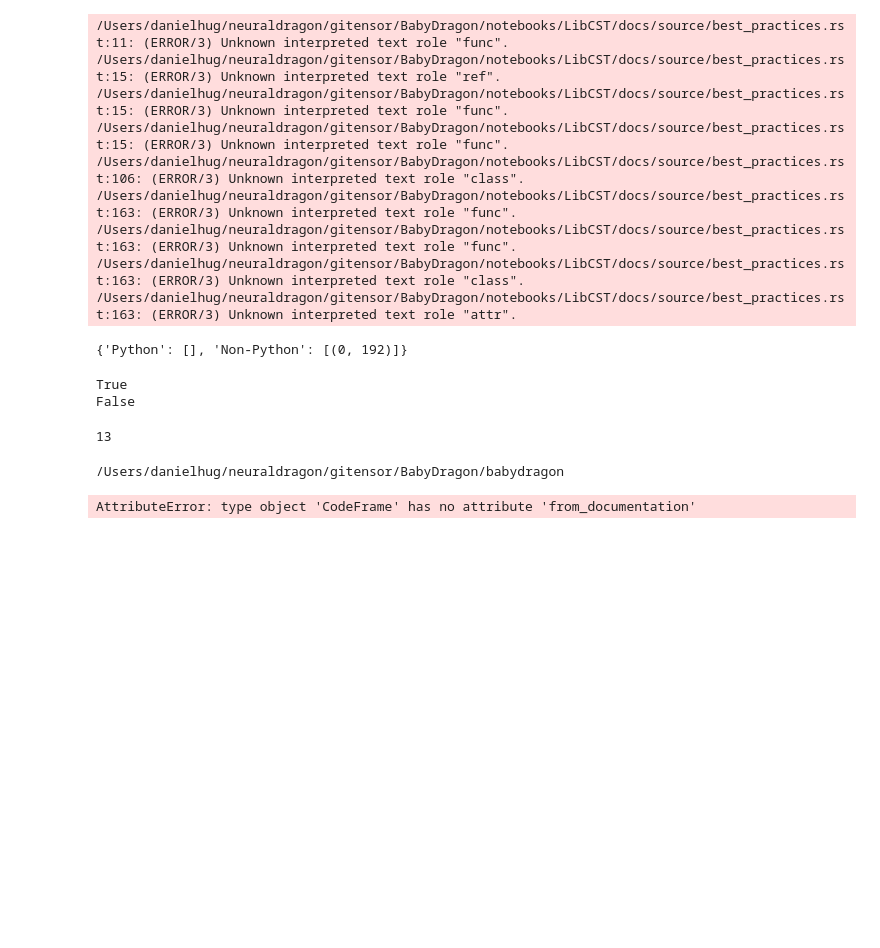
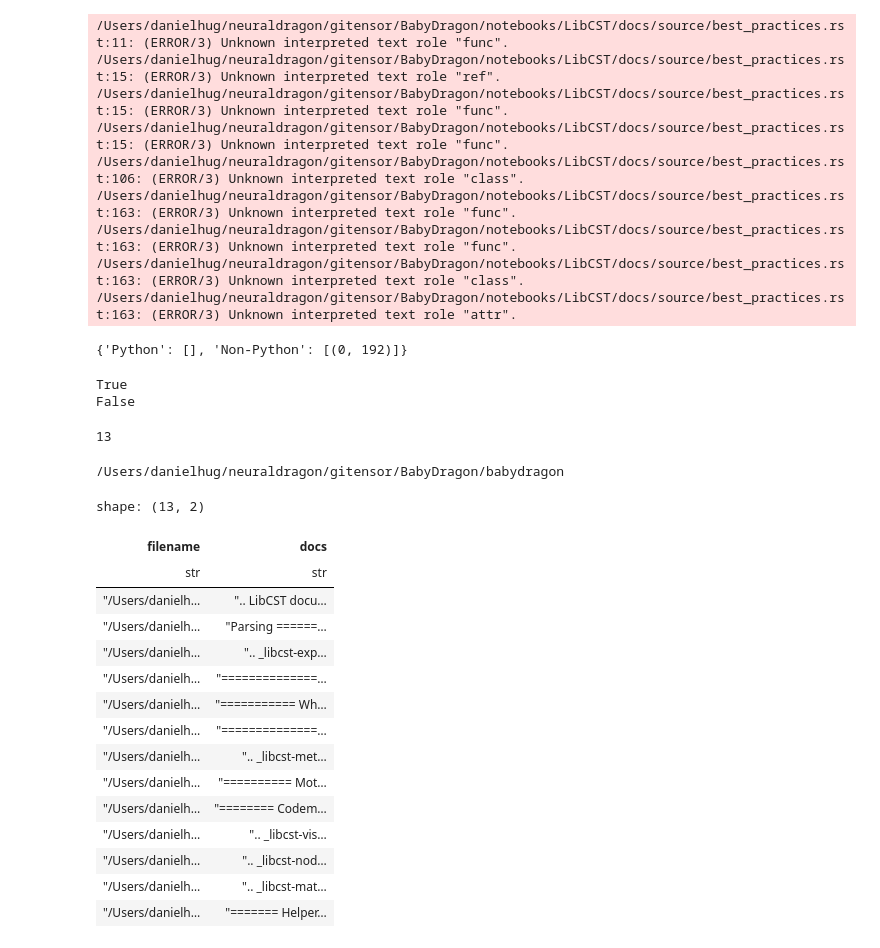
Before and after one commit to Neural-Dragon-AI/BabyDragon, a Jupyter notebook: notebooks/libcst_analysis.ipynb, the cells around one changed output. Cells and saved outputs as stored; diff of their text form; code cells hidden in the pictures; blank space fills up the shorter version.

```diff
--- a/notebooks/libcst_analysis.ipynb
+++ b/notebooks/libcst_analysis.ipynb
@@ -221,6 +221,23 @@ import os, babydragon; print(os.path.dirname(babydragon.__file__))
 /Users/danielhug/neuraldragon/gitensor/BabyDragon/babydragon
 # %%
 docs_path = '/Users/danielhug/neuraldragon/frames_arc/BabyDragon/notebooks/LibCST/docs/source'
-cf = CodeFrame.from_documentation(docs_path)
+cf = CodeFrame.load(frame_path="./storage/LibCST_docs",name='LibCST_docs' )
-# %% [output]
-AttributeError: type object 'CodeFrame' has no attribute 'from_documentation'
+# %%
+cf.df
+# %% [output]
+shape: (13, 2)
+| filename | docs |
+| str | str |
+| "/Users/danielh… | ".. LibCST docu… |
+| "/Users/danielh… | "Parsing ======… |
+| "/Users/danielh… | ".. _libcst-exp… |
+| "/Users/danielh… | "==============… |
+| "/Users/danielh… | "=========== Wh… |
+| "/Users/danielh… | "==============… |
+| "/Users/danielh… | ".. _libcst-met… |
+| "/Users/danielh… | "========== Mot… |
+| "/Users/danielh… | "======== Codem… |
+| "/Users/danielh… | ".. _libcst-vis… |
+| "/Users/danielh… | ".. _libcst-nod… |
+| "/Users/danielh… | ".. _libcst-mat… |
+| "/Users/danielh… | "======= Helper… |
```
Also changed, not shown: parts of 8 cells of this notebook.
